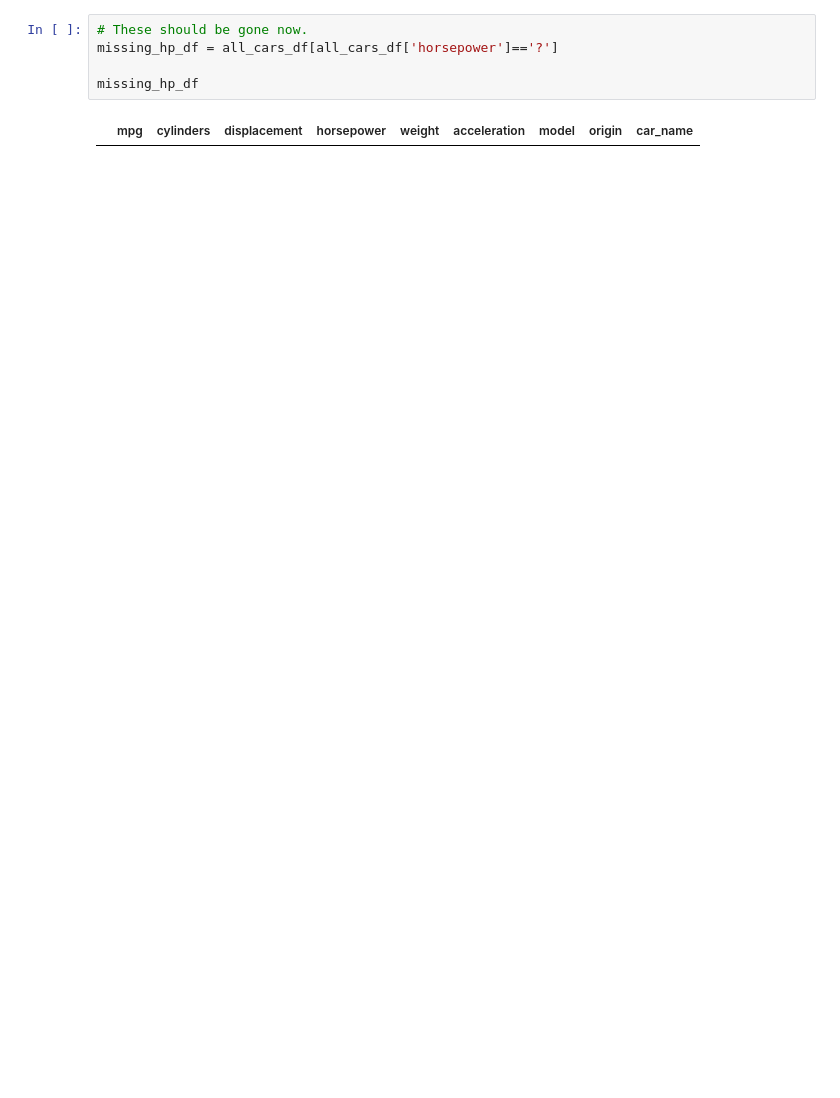
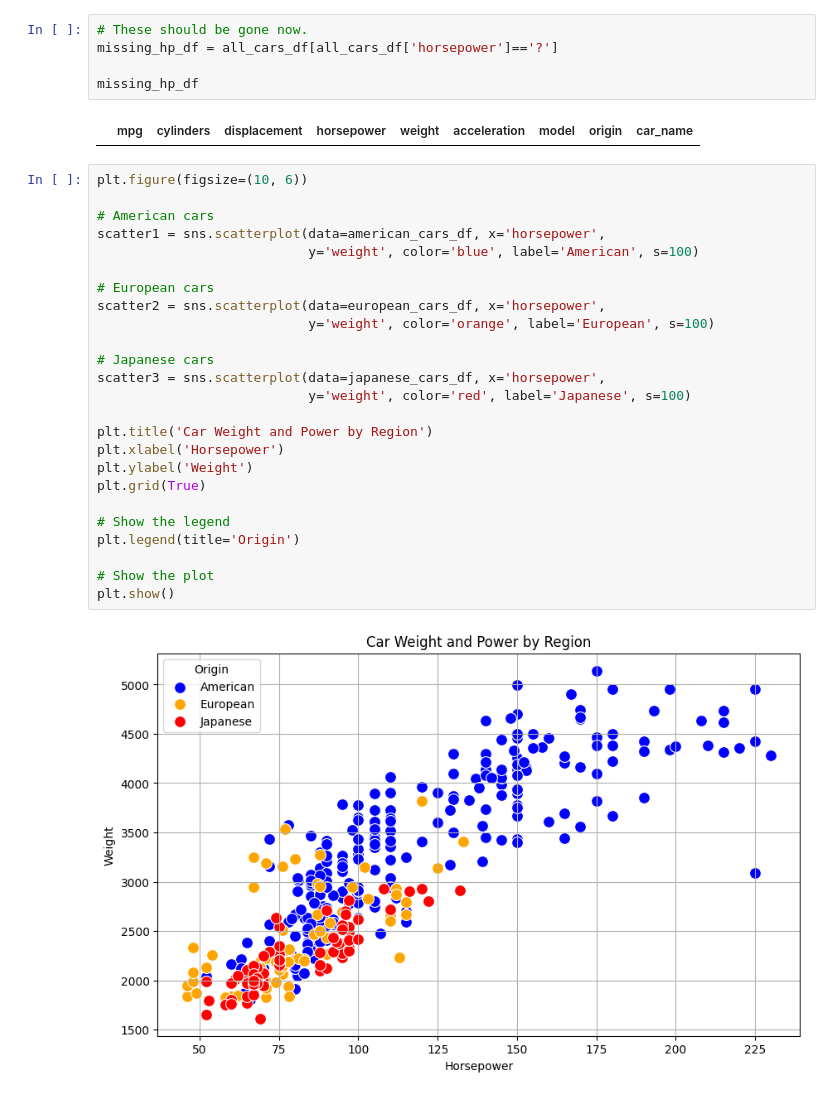
Before and after one commit to Kerokus/stats-case-study, a Jupyter notebook: notebooks/aa-notebook-template.ipynb, the cells around one changed output. Drawn from its saved outputs; the diff is of its cells as text; blank space fills up the shorter version.

```diff
--- a/notebooks/aa-notebook-template.ipynb
+++ b/notebooks/aa-notebook-template.ipynb
@@ -103,3 +104,30 @@ missing_hp_df = all_cars_df[all_cars_df['horsepower']=='?']
 missing_hp_df
 # %% [output]
 |  | mpg | cylinders | displacement | horsepower | weight | acceleration | model | origin | car_name |
+# %%
+plt.figure(figsize=(10, 6))
+
+# American cars
+scatter1 = sns.scatterplot(data=american_cars_df, x='horsepower',
+                           y='weight', color='blue', label='American', s=100)
+
+# European cars
+scatter2 = sns.scatterplot(data=european_cars_df, x='horsepower',
+                           y='weight', color='orange', label='European', s=100)
+
+# Japanese cars
+scatter3 = sns.scatterplot(data=japanese_cars_df, x='horsepower',
+                           y='weight', color='red', label='Japanese', s=100)
+
+plt.title('Car Weight and Power by Region')
+plt.xlabel('Horsepower')
+plt.ylabel('Weight')
+plt.grid(True)
+
+# Show the legend
+plt.legend(title='Origin')
+
+# Show the plot
+plt.show()
+# %% [output]
+[figure, added]
```
Also changed, not shown: parts of 6 cells of this notebook.
